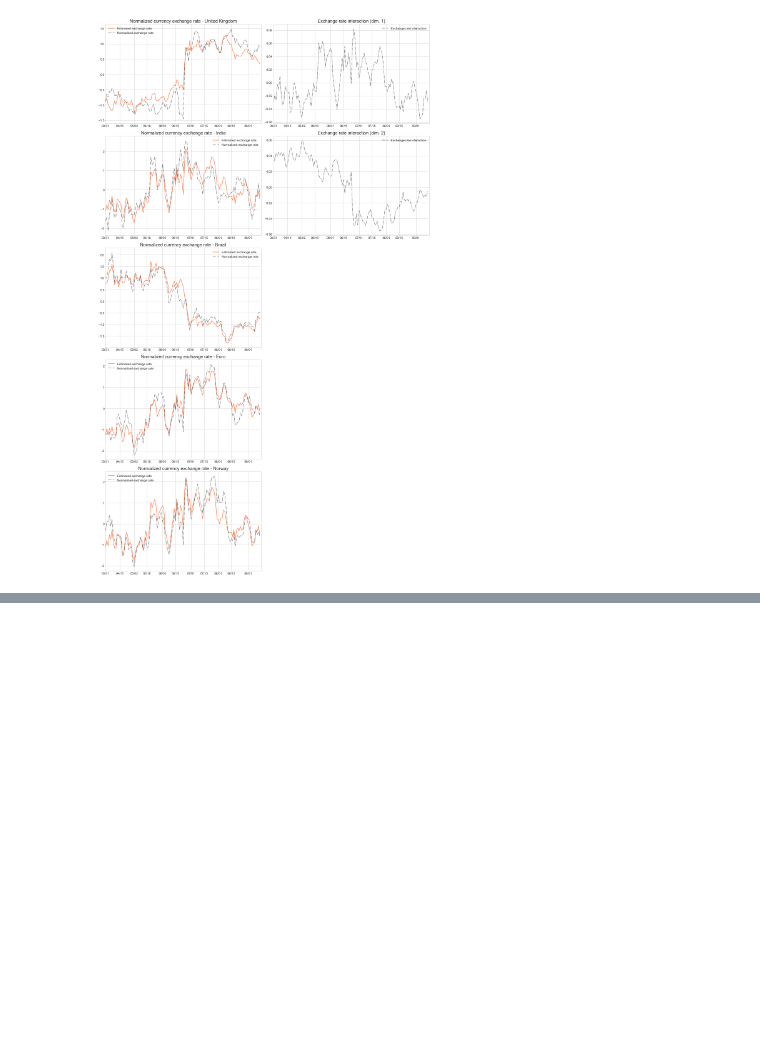
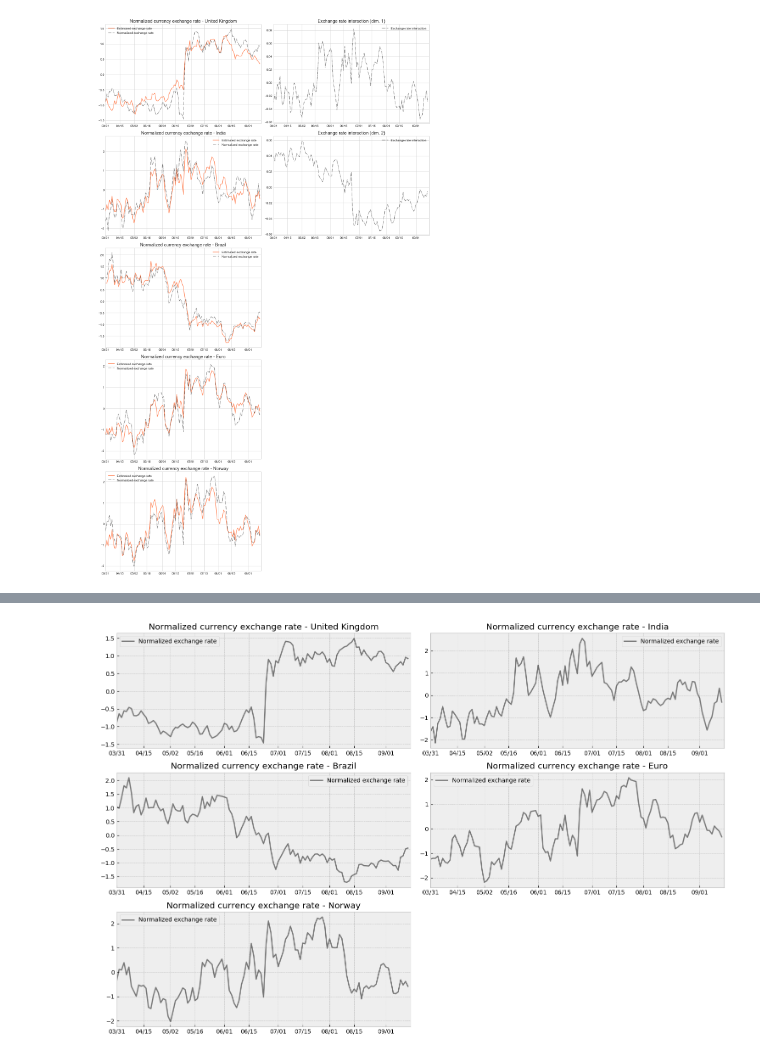
Before and after one commit to marcoapintoo/kalman, a Jupyter notebook: doc/currency_exchange/CurrencyRatesExample.ipynb, the cells around one changed output, grey strips where cells are left out. Drawn from its saved outputs; the diff is of its cells as text; code cells hidden in the pictures; blank space fills up the shorter version.

Commit message:
finished example with currency rates

```diff
--- a/doc/currency_exchange/CurrencyRatesExample.ipynb
+++ b/doc/currency_exchange/CurrencyRatesExample.ipynb
@@ -680,0 +793,14 @@ plot_fitted_data(countries, params4.Xs, params4.Ys, Y, dates=ticks_from_first_we
+# %%
+plt.figure(figsize=(15, 10))
+#plot_fitted_data(countries, params4.Xf, params4.Yf, Y, dates=ticks_from_first_week_day(Y_dates))
+for k in range(Y.shape[0]):
+    plt.subplot(np.round(Y.shape[0]/2 + 1e-1), 2, k + 1)
+    plt.plot(Y[k, :].ravel(), linestyle="-", color="black", alpha=0.5, label="Normalized exchange rate")
+    plt.title("Normalized currency exchange rate - {0}".format(countries[k]))
+    plt.xlim(0, Y.shape[1])
+    plt.xticks(*ticks_from_first_week_day(Y_dates))
+    plt.legend()
+plt.tight_layout()
+plt.savefig("InputDataPlots.png", dpi=90)
+# %% [output]
+[figure, added]
```
Also changed, not shown: parts of 9 cells of this notebook, 5 other files.
